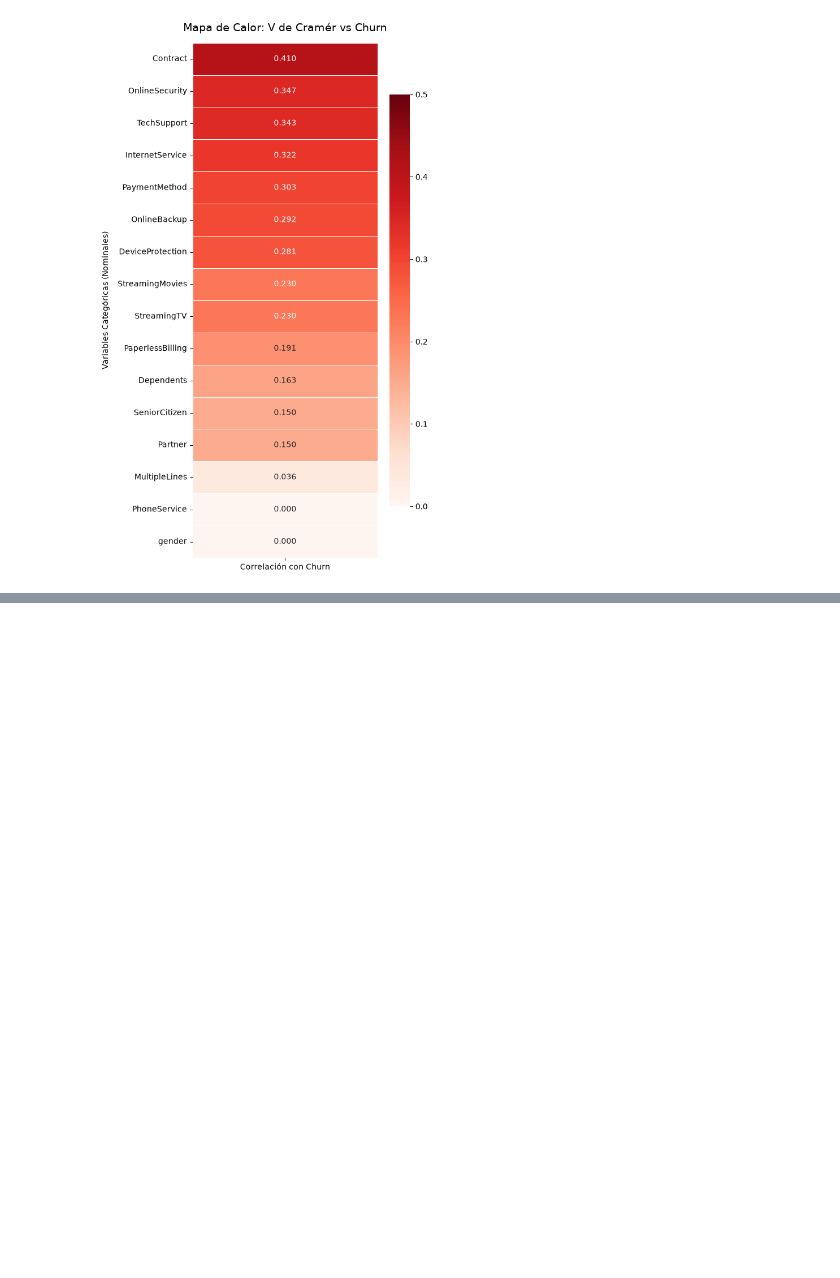
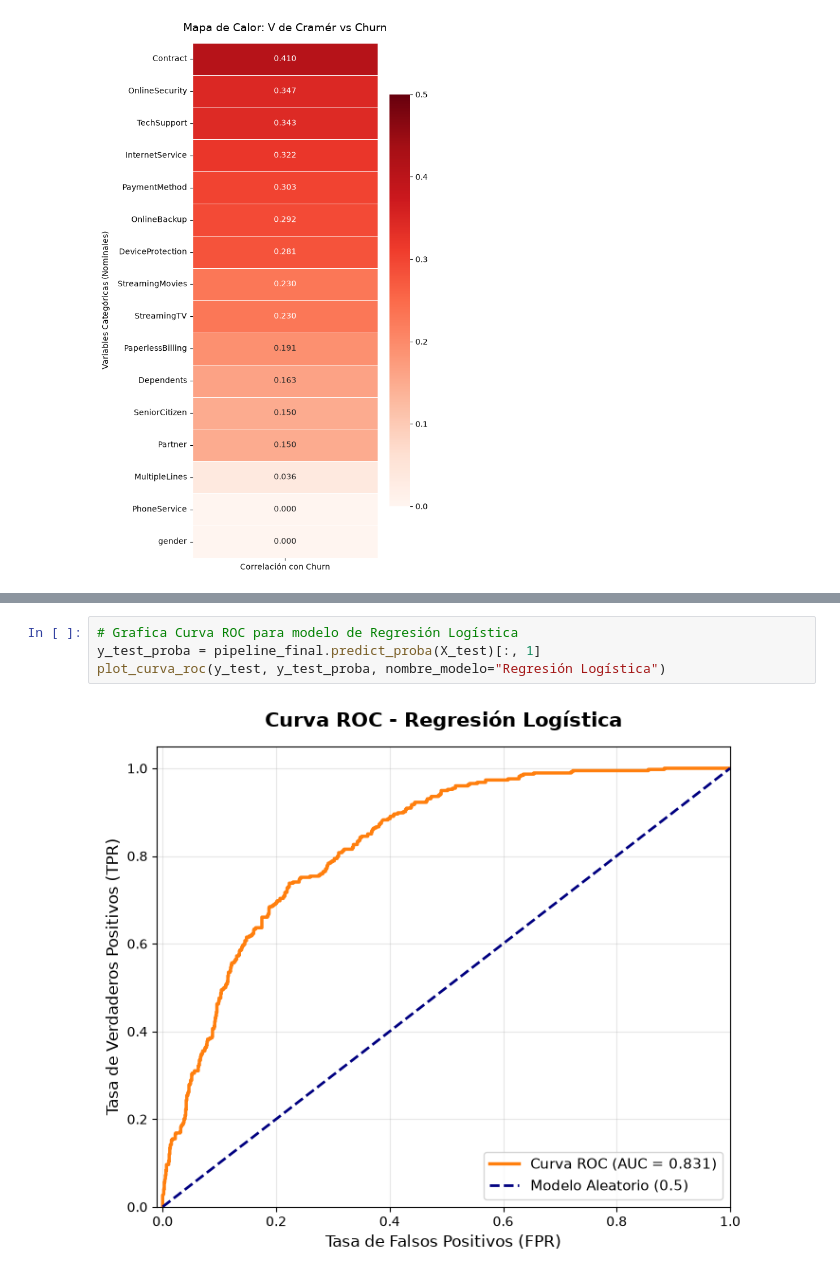
Before and after one commit to david-ramirezl/telco_customer-Modelos-de-Machine-Learning, a Jupyter notebook: notebooks/modelos_clasificacion.ipynb, the cells around one changed output, grey strips where cells are left out. Drawn from its saved outputs; the diff is of its cells as text; blank space fills up the shorter version.

```diff
--- a/notebooks/modelos_clasificacion.ipynb
+++ b/notebooks/modelos_clasificacion.ipynb
@@ -587,0 +665,6 @@ memory usage: 1.7 MB
+# %%
+# Grafica Curva ROC para modelo de Regresión Logística
+y_test_proba = pipeline_final.predict_proba(X_test)[:, 1]
+plot_curva_roc(y_test, y_test_proba, nombre_modelo="Regresión Logística")
+# %% [output]
+[figure, added]
```
Also changed, not shown: parts of 47 cells of this notebook.
